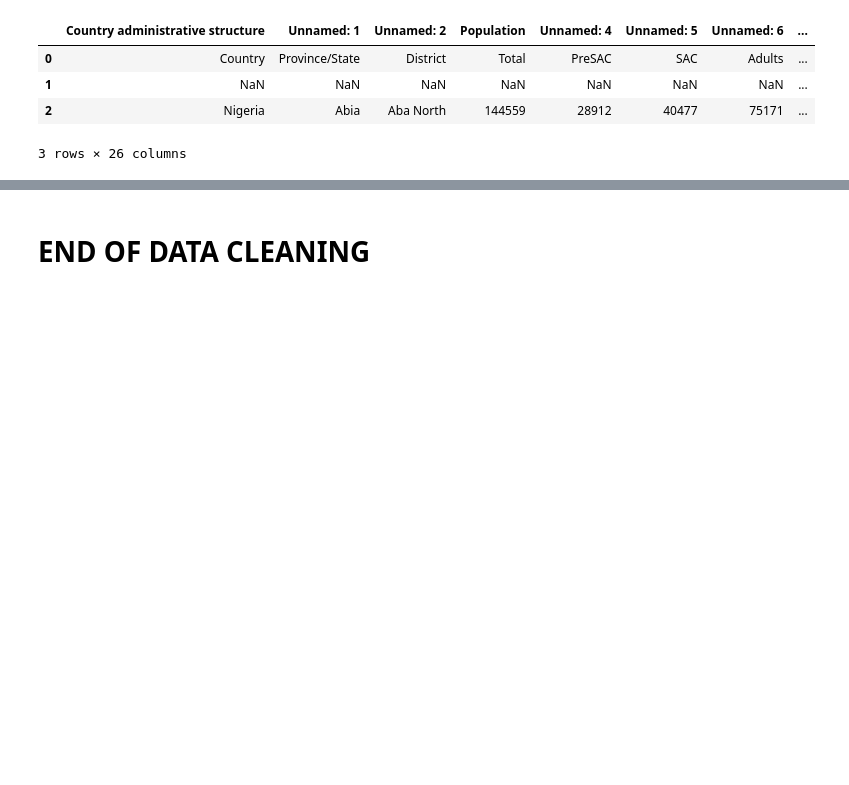
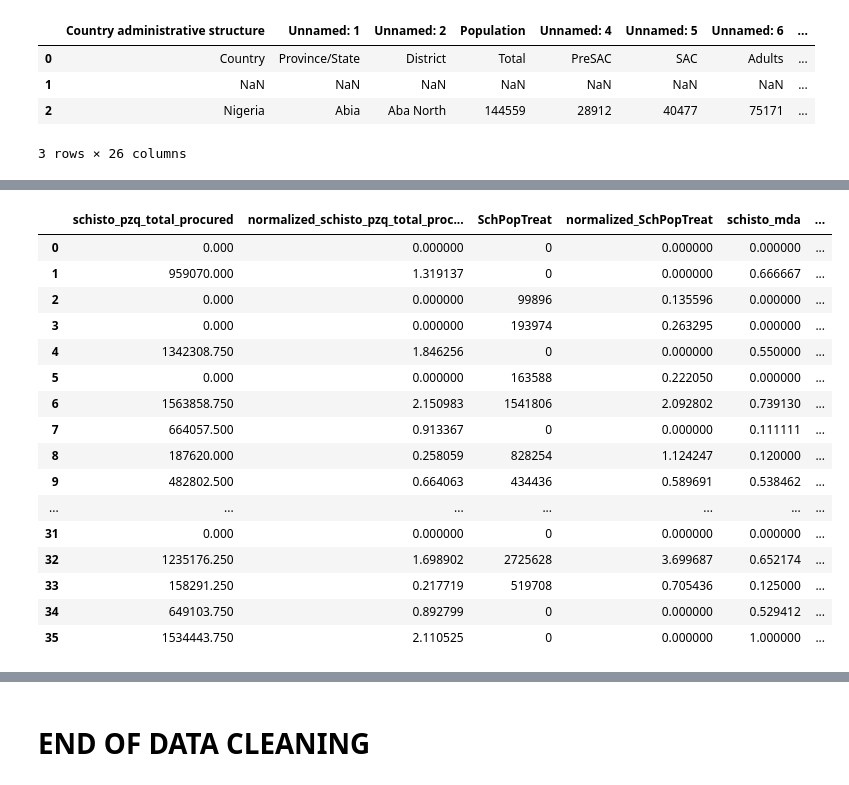
Before and after one commit to stm7631/AA-08-Washington-Data-Wizards, a Jupyter notebook: Code/Cleaning and Aggregating Nigeria Data.ipynb, the cells around one changed output, grey strips where cells are left out. Drawn from its saved outputs; the diff is of its cells as text; code cells hidden in the pictures; blank space fills up the shorter version.

```diff
--- a/Code/Cleaning and Aggregating Nigeria Data.ipynb
+++ b/Code/Cleaning and Aggregating Nigeria Data.ipynb
@@ -197,2 +276,22 @@ full_state_data = full_state_data.drop(['ADMIN1_NAME_x', 'ADMIN1_NAME_y'], axis=
+# %%
+full_state_data[['schisto_pzq_total_procured', 'normalized_schisto_pzq_total_procured', 'SchPopTreat', 'normalized_SchPopTreat', 'schisto_mda', 'Schisto Drug Procured / Treated', 'Standardized Schisto Drug Procured / Treated']]
+# %% [output]
+|  | schisto_pzq_total_procured | normalized_schisto_pzq_total_proc... | SchPopTreat | normalized_SchPopTreat | schisto_mda | ... |
+| 0 | 0.000 | 0.000000 | 0 | 0.000000 | 0.000000 | ... |
+| 1 | 959070.000 | 1.319137 | 0 | 0.000000 | 0.666667 | ... |
+| 2 | 0.000 | 0.000000 | 99896 | 0.135596 | 0.000000 | ... |
+| 3 | 0.000 | 0.000000 | 193974 | 0.263295 | 0.000000 | ... |
+| 4 | 1342308.750 | 1.846256 | 0 | 0.000000 | 0.550000 | ... |
+| 5 | 0.000 | 0.000000 | 163588 | 0.222050 | 0.000000 | ... |
+| 6 | 1563858.750 | 2.150983 | 1541806 | 2.092802 | 0.739130 | ... |
+| 7 | 664057.500 | 0.913367 | 0 | 0.000000 | 0.111111 | ... |
+| 8 | 187620.000 | 0.258059 | 828254 | 1.124247 | 0.120000 | ... |
+| 9 | 482802.500 | 0.664063 | 434436 | 0.589691 | 0.538462 | ... |
+| ... | ... | ... | ... | ... | ... | ... |
+| 31 | 0.000 | 0.000000 | 0 | 0.000000 | 0.000000 | ... |
+| 32 | 1235176.250 | 1.698902 | 2725628 | 3.699687 | 0.652174 | ... |
+| 33 | 158291.250 | 0.217719 | 519708 | 0.705436 | 0.125000 | ... |
+| 34 | 649103.750 | 0.892799 | 0 | 0.000000 | 0.529412 | ... |
+| 35 | 1534443.750 | 2.110525 | 0 | 0.000000 | 1.000000 | ... |
 # %%
 # Looking at the result
```
Also changed, not shown: parts of 14 cells of this notebook, 1 other file.
